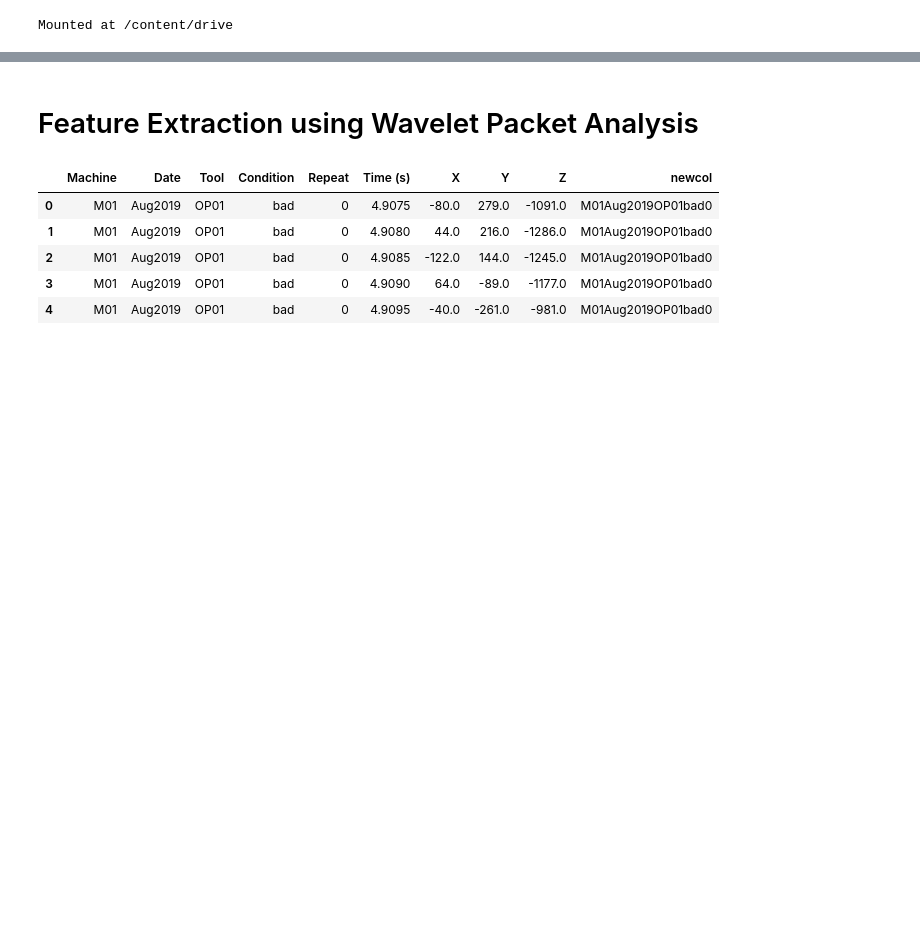
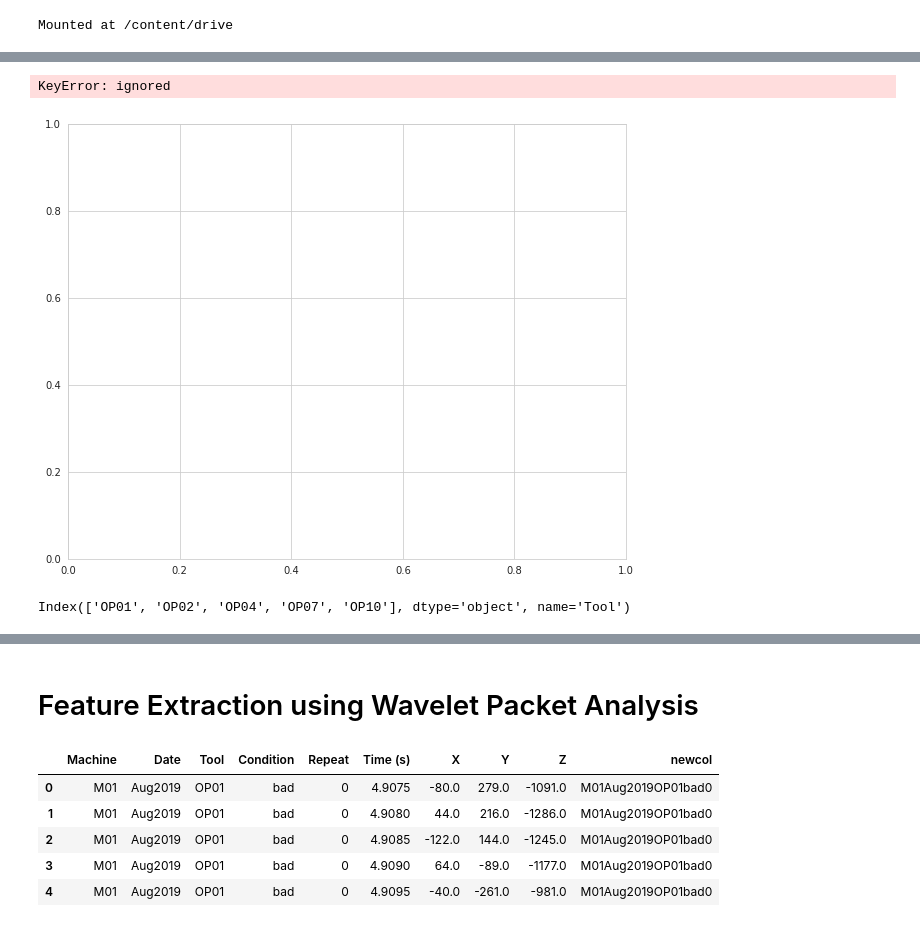
Before and after one commit to AbbasHussain72/Wavelet-featre-extraction-, a Jupyter notebook: current_wavelet_Transform_Technique.ipynb, the cells around one changed output, grey strips where cells are left out. Saved outputs shown, nothing was run; the diff lists cells and outputs as text; code cells hidden in the pictures; blank space fills up the shorter version.

```diff
--- a/current_wavelet_Transform_Technique.ipynb
+++ b/current_wavelet_Transform_Technique.ipynb
@@ -58,0 +130,32 @@ df = balance(df,'OP02','good')
+# %%
+import pandas as pd
+import matplotlib.pyplot as plt
+
+# Read the data from CSV file
+path = '/content/drive/MyDrive/goodbaddatabalanced_v1.csv'
+df = pd.read_csv(path, sep='\t')
+
+# Define the color scheme for each tool
+colors = {'OP01': 'tab:blue', 'OP02': 'tab:orange', 'OP04': 'tab:green', 'OP07': 'tab:red', 'OP10': 'tab:purple'}
+
+# Create a pivot table for the data
+pivot = df.pivot_table(index='Tool', columns='Machine', values='Condition', aggfunc='count')
+
+# Plot the stacked bar chart
+fig, ax = plt.subplots(figsize=(10, 8))
+for i, row in enumerate(pivot.index):
+    ax.bar(pivot.columns, pivot.loc[row], bottom=pivot.iloc[:i].sum(), color=[colors[c] for c in pivot.loc[row].index])
+
+# Set the labels for the axes and the title
+ax.set_xlabel('Machine')
+ax.set_ylabel('Time')
+ax.set_title('Tool usage by machine')
+ax.legend(pivot.index, title='Tool', bbox_to_anchor=(1, 1), loc='upper left')
+plt.show()
+# %% [output]
+KeyError: ignored
+[figure, added]
+# %%
+print(pivot.index)
+# %% [output]
+Index(['OP01', 'OP02', 'OP04', 'OP07', 'OP10'], dtype='object', name='Tool')
```
Also changed, not shown: parts of 12 cells of this notebook.
